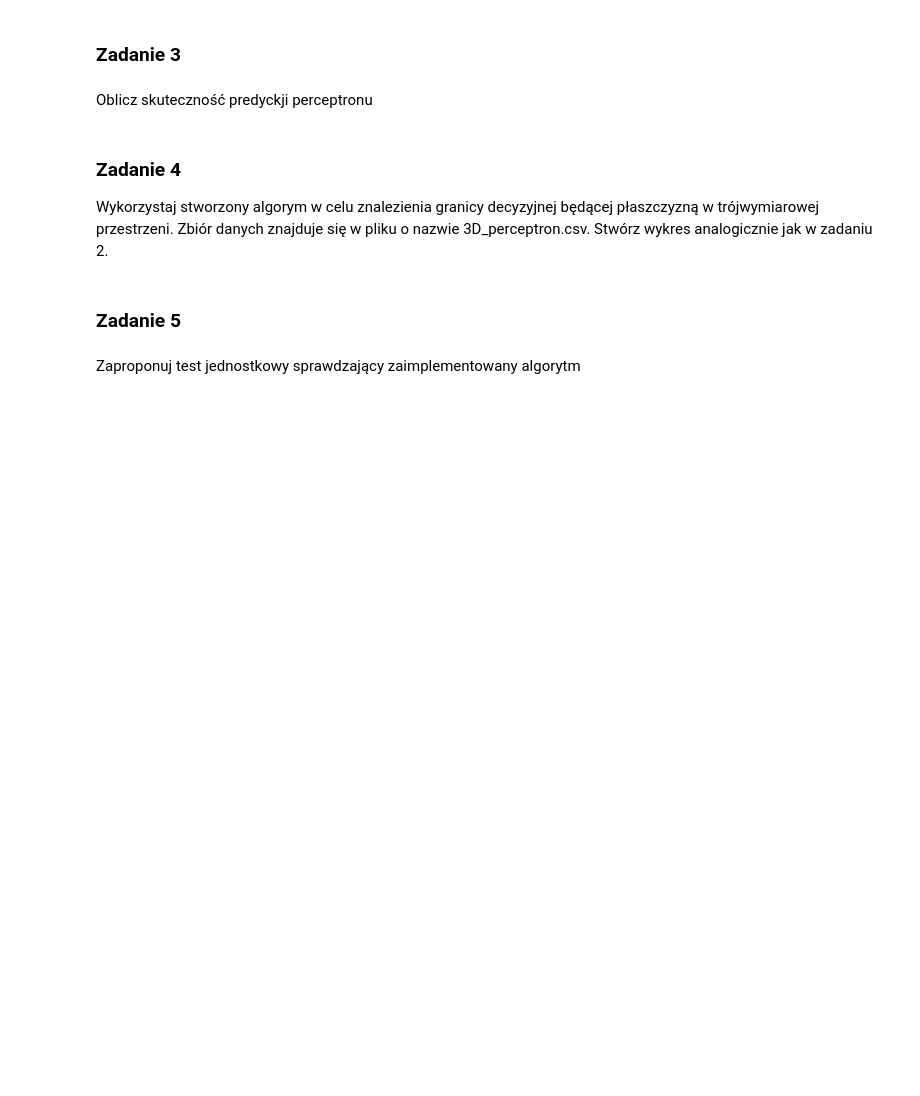
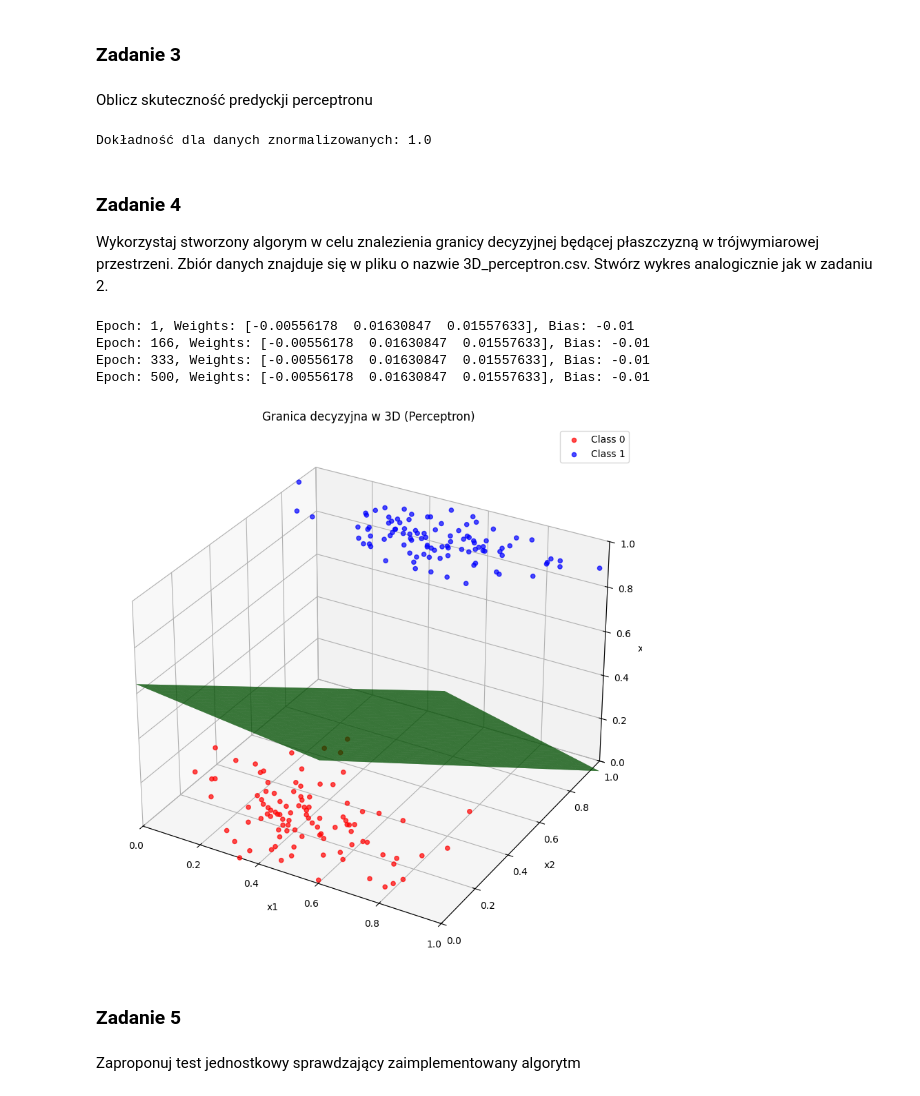
Before and after one commit to Batomet/Perceptron, a Jupyter notebook: Perceptron.ipynb, the cells around one changed output. Cells and saved outputs as stored; diff of their text form; code cells hidden in the pictures; blank space fills up the shorter version.

```diff
--- a/Perceptron.ipynb
+++ b/Perceptron.ipynb
@@ -225,3 +326,9 @@ Oblicz skuteczność predyckji perceptronu
+# %%
+y_pred = perceptron.predict(X_normalized)
+accuracy_normalized = np.mean(y_pred == y)
+print("Dokładność dla danych znormalizowanych:", accuracy_normalized)
+# %% [output]
+Dokładność dla danych znormalizowanych: 1.0
 # %% [markdown]
 ### Zadanie 4
 
@@ -231,3 +336,55 @@ Wykorzystaj stworzony algorym w celu znalezienia granicy decyzyjnej będącej p
+# %%
+data = pd.read_csv('datasets/3D_perceptron.csv')
+
+X = data[['x1','x2','x3']].values
+y = data['y'].values
+X_normalized = normalizer.fit_transform(X)
+
+perceptron = Perceptron(learning_rate=0.01, n_iter=500)
+
+perceptron.fit(X_normalized, y)
+# %%
+import numpy as np
+import matplotlib.pyplot as plt
+
+fig = plt.figure(figsize=(12, 10))
+ax = fig.add_subplot(111, projection='3d')
+
+class_0 = X_normalized[y == 0]
+class_1 = X_normalized[y == 1]
+
+ax.scatter(class_0[:, 0], class_0[:, 1], class_0[:, 2], label='Class 0', c='r', alpha=0.7)
+ax.scatter(class_1[:, 0], class_1[:, 1], class_1[:, 2], label='Class 1', c='b', alpha=0.7)
+
+for weights, bias, epoch in perceptron.boundaries:
+    if isinstance(weights, np.ndarray) and len(weights) == 3:
+        x1_vals = np.linspace(min(X_normalized[:, 0]), max(X_normalized[:, 0]), 30)
+        x2_vals = np.linspace(min(X_normalized[:, 1]), max(X_normalized[:, 1]), 30)
+        X1, X2 = np.meshgrid(x1_vals, x2_vals)
+
+        X3 = -(weights[0] * X1 + weights[1] * X2 + bias) / weights[2]
+
+        print(f"Epoch: {epoch}, Weights: {weights}, Bias: {bias}")
+
+        ax.plot_surface(X1, X2, X3, color='g', alpha=0.3)
+
+ax.set_xlabel('x1')
+ax.set_ylabel('x2')
+ax.set_zlabel('x3')
+ax.set_title('Granica decyzyjna w 3D (Perceptron)')
+ax.legend()
+
+ax.set_xlim([min(X_normalized[:, 0]), max(X_normalized[:, 0])])
+ax.set_ylim([min(X_normalized[:, 1]), max(X_normalized[:, 1])])
+ax.set_zlim([min(X_normalized[:, 2]), max(X_normalized[:, 2])])
+
+plt.show()
+# %% [output]
+Epoch: 1, Weights: [-0.00556178  0.01630847  0.01557633], Bias: -0.01
+Epoch: 166, Weights: [-0.00556178  0.01630847  0.01557633], Bias: -0.01
+Epoch: 333, Weights: [-0.00556178  0.01630847  0.01557633], Bias: -0.01
+Epoch: 500, Weights: [-0.00556178  0.01630847  0.01557633], Bias: -0.01
+[figure, added]
 # %% [markdown]
 ### Zadanie 5
 # %% [markdown]
```
Also changed, not shown: parts of 12 cells of this notebook.
